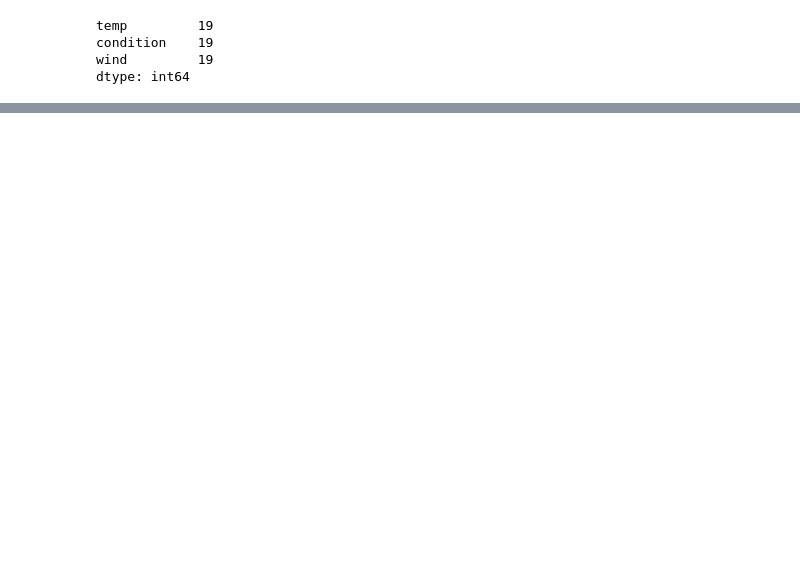
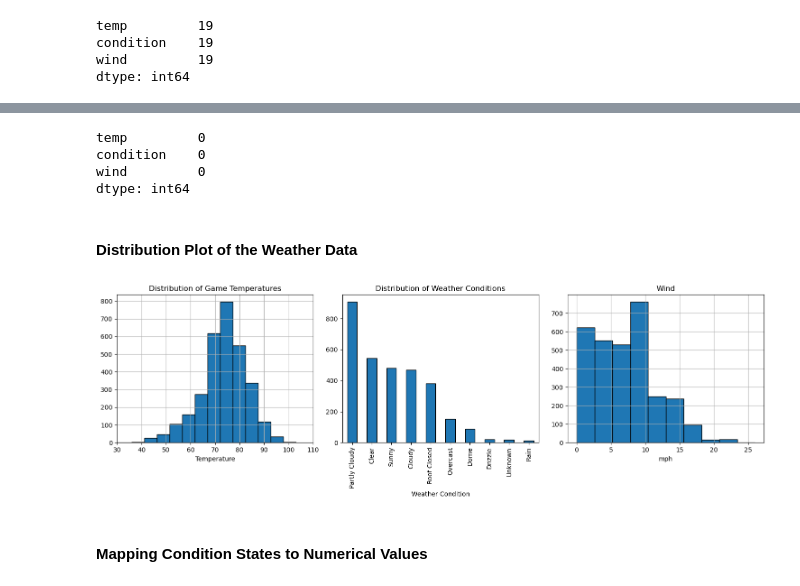
Before and after one commit to dykim2000/MLB_Predict, a Jupyter notebook: notebooks/preprocessing_weather.ipynb, the cells around one changed output, grey strips where cells are left out. Cells and saved outputs as stored; diff of their text form; code cells hidden in the pictures; blank space fills up the shorter version.

```diff
--- a/notebooks/preprocessing_weather.ipynb
+++ b/notebooks/preprocessing_weather.ipynb
@@ -21,0 +24,2 @@ Index(['Unnamed: 0.1', 'Unnamed: 0', 'game_id', 'home_name', 'away_name',
+# %%
+game_logs["wind"] = game_logs["wind"].str.extract(r"(\d+)").astype(float)
@@ -26,6 +37,7 @@ temp         19
 condition    19
 wind         19
 dtype: int64
-# %%
-game_logs["wind"] = game_logs["wind"].str.extract(r"(\d+)")
-game_logs["wind"] = pd.to_numeric(game_logs["wind"])
+# %%
+game_logs["temp"].fillna(game_logs["temp"].mean(), inplace=True)
+game_logs["condition"].fillna("Unknown", inplace=True)
+game_logs["wind"].fillna(game_logs["wind"].mean(), inplace=True)
@@ -31,0 +63,33 @@ game_logs["wind"] = pd.to_numeric(game_logs["wind"])
+# %%
+game_logs[['temp', 'condition', 'wind']].isna().sum()
+# %% [output]
+temp         0
+condition    0
+wind         0
+dtype: int64
+# %% [markdown]
+#### Distribution Plot of the Weather Data
+# %%
+fig, axes = plt.subplots(1, 3, figsize=(15,5))
+
+game_logs['temp'].hist(ax=axes[0], bins=20, edgecolor='black')
+axes[0].set_xlabel("Temperature")
+axes[0].set_title("Distribution of Game Temperatures")
+axes[0].set_xlim(30, 110)  # example temp range
+axes[0].set_xticks(range(30, 111, 10))
+
+game_logs['condition'].value_counts().plot(kind='bar', ax=axes[1], edgecolor='black')
+axes[1].set_xlabel("Weather Condition")
+axes[1].set_title("Distribution of Weather Conditions")
+#axes[1].tick_params(axis='x', rotation=45)  # rotate labels if text overlaps
+
+game_logs['wind'].hist(ax=axes[2], edgecolor='black')
+axes[2].set_xlabel("mph")
+axes[2].set_title("Wind")
+
+plt.tight_layout()
+plt.show()
+# %% [output]
+[figure, added]
+# %% [markdown]
+#### Mapping Condition States to Numerical Values
```
Also changed, not shown: parts of 10 cells of this notebook, 6 other files.
